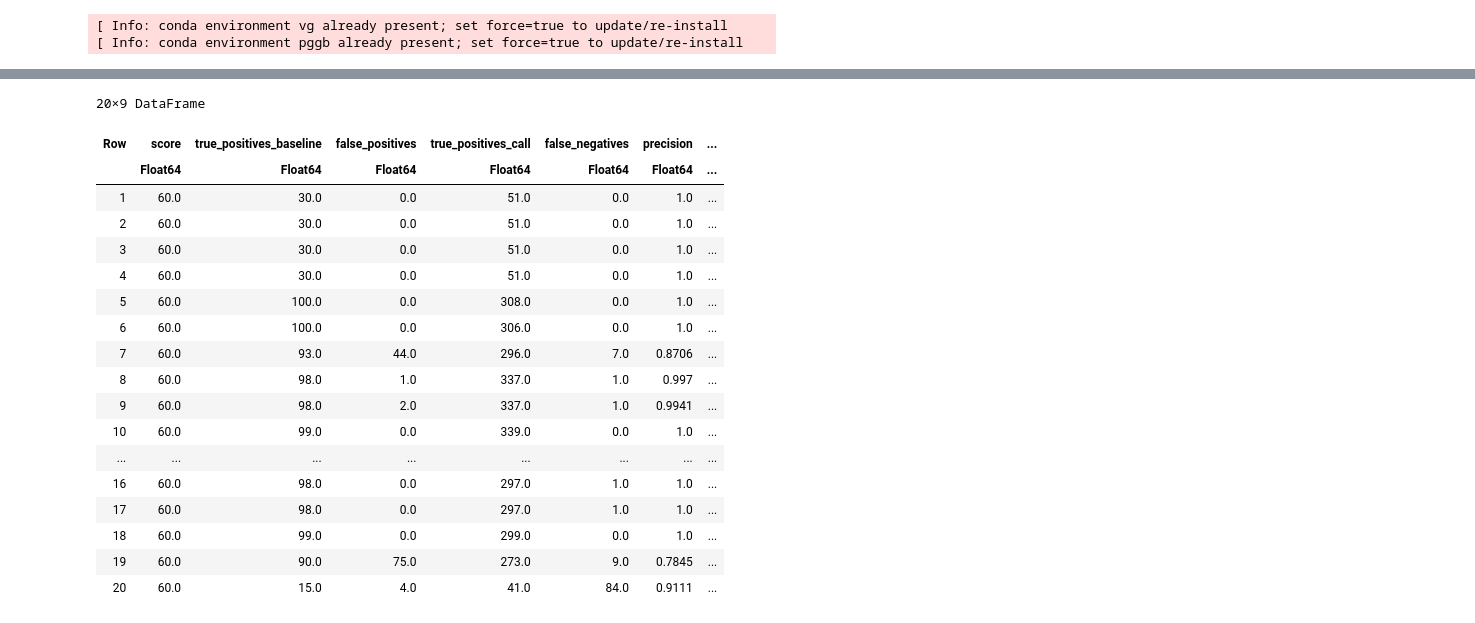
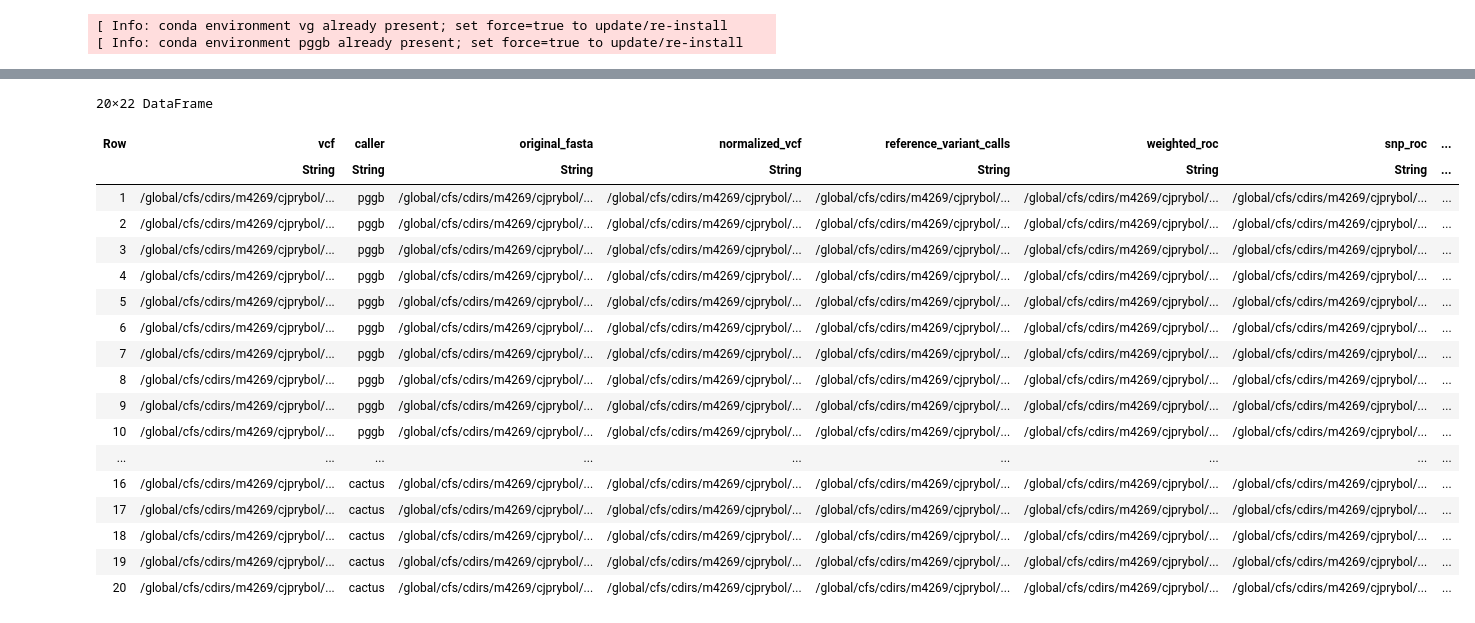
Before and after one commit to cjprybol/Mycelia, a Jupyter notebook: projects/variant-calling-benchmarking/notebooks/20240504.assembly-qc.ipynb, the cells around one changed output, grey strips where cells are left out. Cells and saved outputs as stored; diff of their text form; code cells hidden in the pictures.

```diff
--- a/projects/variant-calling-benchmarking/notebooks/20240504.assembly-qc.ipynb
+++ b/projects/variant-calling-benchmarking/notebooks/20240504.assembly-qc.ipynb
@@ -930,2 +783,0 @@ readdir(outdir) = ["done", "fn.vcf.gz", "fn.vcf.gz.tbi", "fp.vcf.gz", "fp.vcf.gz
-# %%
-row = pangenomic_variant_call_accuracy_table[1, :]
@@ -936,0 +921,2 @@ DataFrameRow (4 columns)
+# %%
+pangenomic_variant_call_accuracy_table = DataFrames.innerjoin(pangenomic_variant_call_accuracy_table, assembly_table_to_visualize, on=["assembled_variant_fasta", "original_fasta", "reference_variant_calls"], makeunique=true)
@@ -937,31 +944,32 @@ DataFrameRow (4 columns)
 # %%
 weighted_roc_table = DataFrames.DataFrame()
 for row in DataFrames.eachrow(pangenomic_variant_call_accuracy_table)
     result_table = parse_rtg_eval_output(row["weighted_roc"])
     if !isempty(result_table)
         result_table[!, "weighted_roc"] .= row["weighted_roc"]
         append!(weighted_roc_table, result_table)
         # row = (weighted_roc = row["weighted_roc"], )
     end
 end
 weighted_roc_table
+weighted_roc_table = DataFrames.innerjoin(pangenomic_variant_call_accuracy_table, weighted_roc_table, on="weighted_roc")
 # %% [output]
-20×9 DataFrame
+20×22 DataFrame
-| Row | score | true_positives_baseline | false_positives | true_positives_call | false_negatives | precision | ... |
-|  | Float64 | Float64 | Float64 | Float64 | Float64 | Float64 | ... |
-| 1 | 60.0 | 30.0 | 0.0 | 51.0 | 0.0 | 1.0 | ... |
-| 2 | 60.0 | 30.0 | 0.0 | 51.0 | 0.0 | 1.0 | ... |
-| 3 | 60.0 | 30.0 | 0.0 | 51.0 | 0.0 | 1.0 | ... |
-| 4 | 60.0 | 30.0 | 0.0 | 51.0 | 0.0 | 1.0 | ... |
-| 5 | 60.0 | 100.0 | 0.0 | 308.0 | 0.0 | 1.0 | ... |
-| 6 | 60.0 | 100.0 | 0.0 | 306.0 | 0.0 | 1.0 | ... |
-| 7 | 60.0 | 93.0 | 44.0 | 296.0 | 7.0 | 0.8706 | ... |
-| 8 | 60.0 | 98.0 | 1.0 | 337.0 | 1.0 | 0.997 | ... |
-| 9 | 60.0 | 98.0 | 2.0 | 337.0 | 1.0 | 0.9941 | ... |
-| 10 | 60.0 | 99.0 | 0.0 | 339.0 | 0.0 | 1.0 | ... |
-| ... | ... | ... | ... | ... | ... | ... | ... |
-| 16 | 60.0 | 98.0 | 0.0 | 297.0 | 1.0 | 1.0 | ... |
-| 17 | 60.0 | 98.0 | 0.0 | 297.0 | 1.0 | 1.0 | ... |
-| 18 | 60.0 | 99.0 | 0.0 | 299.0 | 0.0 | 1.0 | ... |
-| 19 | 60.0 | 90.0 | 75.0 | 273.0 | 9.0 | 0.7845 | ... |
-| 20 | 60.0 | 15.0 | 4.0 | 41.0 | 84.0 | 0.9111 | ... |
+| Row | vcf | caller | original_fasta | normalized_vcf | reference_variant_calls | weighted_roc | snp_roc | ... |
+|  | String | String | String | String | String | String | String | ... |
+| 1 | /global/cfs/cdirs/m4269/cjprybol/... | pggb | /global/cfs/cdirs/m4269/cjprybol/... | /global/cfs/cdirs/m4269/cjprybol/... | /global/cfs/cdirs/m4269/cjprybol/... | /global/cfs/cdirs/m4269/cjprybol/... | /global/cfs/cdirs/m4269/cjprybol/... | ... |
+| 2 | /global/cfs/cdirs/m4269/cjprybol/... | pggb | /global/cfs/cdirs/m4269/cjprybol/... | /global/cfs/cdirs/m4269/cjprybol/... | /global/cfs/cdirs/m4269/cjprybol/... | /global/cfs/cdirs/m4269/cjprybol/... | /global/cfs/cdirs/m4269/cjprybol/... | ... |
+| 3 | /global/cfs/cdirs/m4269/cjprybol/... | pggb | /global/cfs/cdirs/m4269/cjprybol/... | /global/cfs/cdirs/m4269/cjprybol/... | /global/cfs/cdirs/m4269/cjprybol/... | /global/cfs/cdirs/m4269/cjprybol/... | /global/cfs/cdirs/m4269/cjprybol/... | ... |
+| 4 | /global/cfs/cdirs/m4269/cjprybol/... | pggb | /global/cfs/cdirs/m4269/cjprybol/... | /global/cfs/cdirs/m4269/cjprybol/... | /global/cfs/cdirs/m4269/cjprybol/... | /global/cfs/cdirs/m4269/cjprybol/... | /global/cfs/cdirs/m4269/cjprybol/... | ... |
+| 5 | /global/cfs/cdirs/m4269/cjprybol/... | pggb | /global/cfs/cdirs/m4269/cjprybol/... | /global/cfs/cdirs/m4269/cjprybol/... | /global/cfs/cdirs/m4269/cjprybol/... | /global/cfs/cdirs/m4269/cjprybol/... | /global/cfs/cdirs/m4269/cjprybol/... | ... |
+| 6 | /global/cfs/cdirs/m4269/cjprybol/... | pggb | /global/cfs/cdirs/m4269/cjprybol/... | /global/cfs/cdirs/m4269/cjprybol/... | /global/cfs/cdirs/m4269/cjprybol/... | /global/cfs/cdirs/m4269/cjprybol/... | /global/cfs/cdirs/m4269/cjprybol/... | ... |
+| 7 | /global/cfs/cdirs/m4269/cjprybol/... | pggb | /global/cfs/cdirs/m4269/cjprybol/... | /global/cfs/cdirs/m4269/cjprybol/... | /global/cfs/cdirs/m4269/cjprybol/... | /global/cfs/cdirs/m4269/cjprybol/... | /global/cfs/cdirs/m4269/cjprybol/... | ... |
+| 8 | /global/cfs/cdirs/m4269/cjprybol/... | pggb | /global/cfs/cdirs/m4269/cjprybol/... | /global/cfs/cdirs/m4269/cjprybol/... | /global/cfs/cdirs/m4269/cjprybol/... | /global/cfs/cdirs/m4269/cjprybol/... | /global/cfs/cdirs/m4269/cjprybol/... | ... |
+| 9 | /global/cfs/cdirs/m4269/cjprybol/... | pggb | /global/cfs/cdirs/m4269/cjprybol/... | /global/cfs/cdirs/m4269/cjprybol/... | /global/cfs/cdirs/m4269/cjprybol/... | /global/cfs/cdirs/m4269/cjprybol/... | /global/cfs/cdirs/m4269/cjprybol/... | ... |
+| 10 | /global/cfs/cdirs/m4269/cjprybol/... | pggb | /global/cfs/cdirs/m4269/cjprybol/... | /global/cfs/cdirs/m4269/cjprybol/... | /global/cfs/cdirs/m4269/cjprybol/... | /global/cfs/cdirs/m4269/cjprybol/... | /global/cfs/cdirs/m4269/cjprybol/... | ... |
+| ... | ... | ... | ... | ... | ... | ... | ... | ... |
+| 16 | /global/cfs/cdirs/m4269/cjprybol/... | cactus | /global/cfs/cdirs/m4269/cjprybol/... | /global/cfs/cdirs/m4269/cjprybol/... | /global/cfs/cdirs/m4269/cjprybol/... | /global/cfs/cdirs/m4269/cjprybol/... | /global/cfs/cdirs/m4269/cjprybol/... | ... |
+| 17 | /global/cfs/cdirs/m4269/cjprybol/... | cactus | /global/cfs/cdirs/m4269/cjprybol/... | /global/cfs/cdirs/m4269/cjprybol/... | /global/cfs/cdirs/m4269/cjprybol/... | /global/cfs/cdirs/m4269/cjprybol/... | /global/cfs/cdirs/m4269/cjprybol/... | ... |
+| 18 | /global/cfs/cdirs/m4269/cjprybol/... | cactus | /global/cfs/cdirs/m4269/cjprybol/... | /global/cfs/cdirs/m4269/cjprybol/... | /global/cfs/cdirs/m4269/cjprybol/... | /global/cfs/cdirs/m4269/cjprybol/... | /global/cfs/cdirs/m4269/cjprybol/... | ... |
+| 19 | /global/cfs/cdirs/m4269/cjprybol/... | cactus | /global/cfs/cdirs/m4269/cjprybol/... | /global/cfs/cdirs/m4269/cjprybol/... | /global/cfs/cdirs/m4269/cjprybol/... | /global/cfs/cdirs/m4269/cjprybol/... | /global/cfs/cdirs/m4269/cjprybol/... | ... |
+| 20 | /global/cfs/cdirs/m4269/cjprybol/... | cactus | /global/cfs/cdirs/m4269/cjprybol/... | /global/cfs/cdirs/m4269/cjprybol/... | /global/cfs/cdirs/m4269/cjprybol/... | /global/cfs/cdirs/m4269/cjprybol/... | /global/cfs/cdirs/m4269/cjprybol/... | ... |
```
Also changed, not shown: parts of 19 cells of this notebook, 1 other file.
